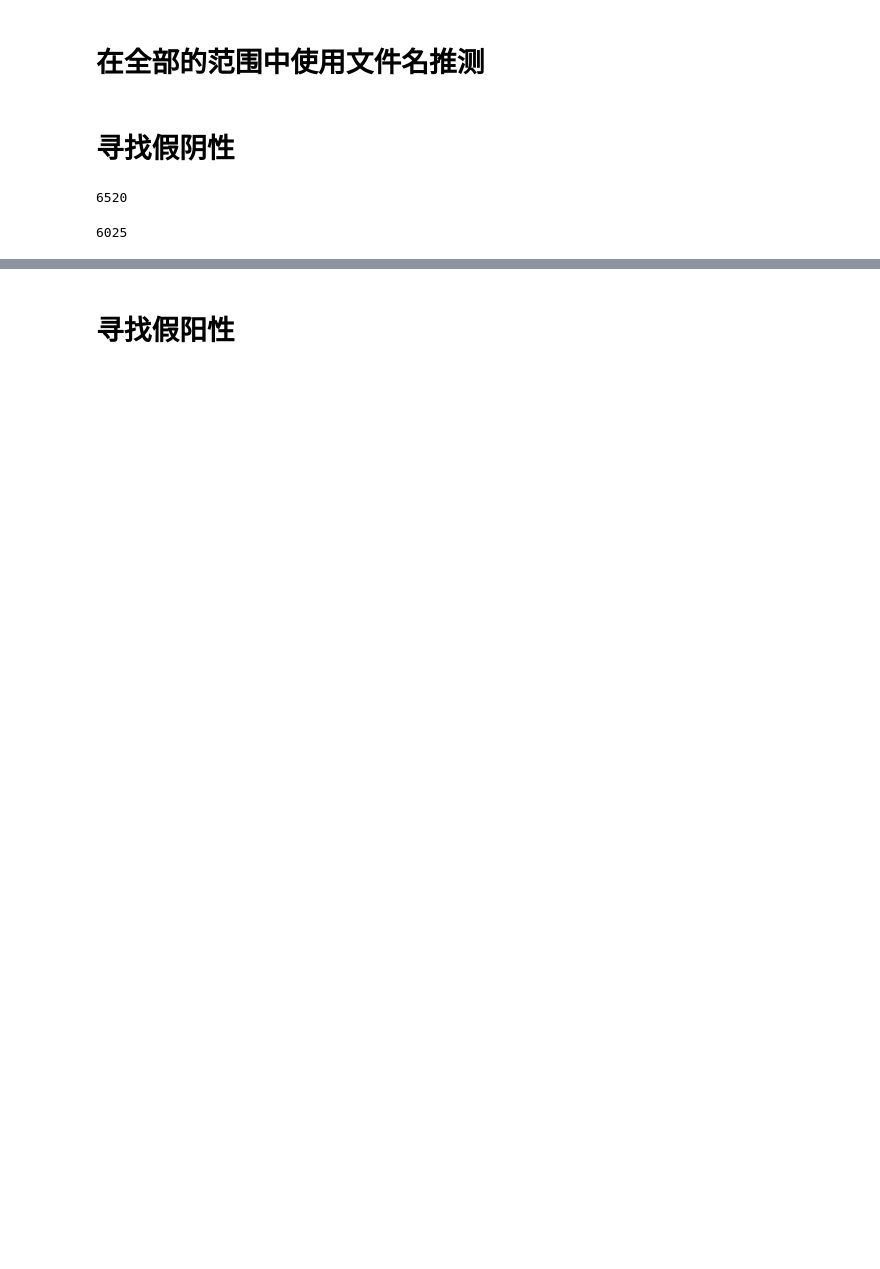
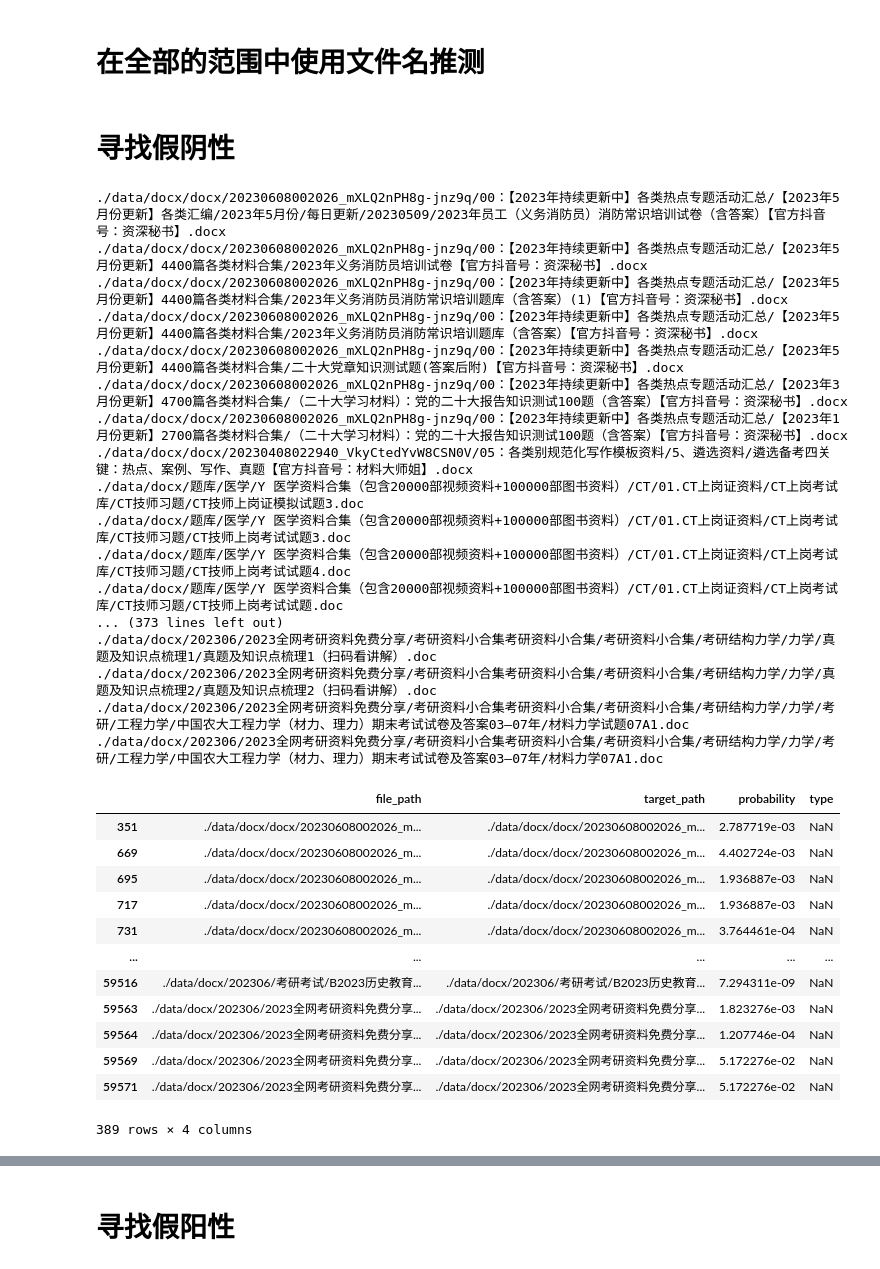
Before and after one commit to UnstoppableCurry/Exam-Question-Bank-Dataset-zh_mnbvc, a Jupyter notebook: notebook/validation_results.ipynb, the cells around one changed output, grey strips where cells are left out. Saved outputs shown, nothing was run; the diff lists cells and outputs as text; code cells hidden in the pictures; blank space fills up the shorter version.

```diff
--- a/notebook/validation_results.ipynb
+++ b/notebook/validation_results.ipynb
@@ -46,4 +63,0 @@ Name: type, dtype: int64
-# %%
-for _, row in all_file_df.iterrows():
-    if row['type'] == "other":
-        print(f"{row['type']} {row['file_path']}")
@@ -139,4 +132,7 @@ len(specified_keywords_filtered_positive_file_df)
 # %%
 # 是"题库"文件夹中的文件，但是预测结果为False
-set(examination_all_file_path) - set(examination_positive_file_path)
+diff = pd.concat([filtered_all_file_df, specified_keywords_filtered_positive_file_df]).drop_duplicates(subset=['file_path'], keep=False)
+
+for _, row in diff.iterrows():
+    print(row["file_path"])
 # %% [output]
@@ -180,14 +179,54 @@ def query_file_total_by_any_keywords(all_file, keywords, uninclude_keywords=[]):
 # %% [markdown]
 # 寻找假阴性
 # %%
+keywords = {"真题", "试卷", "考试", "答案"}
+uninclude_keywords = {
+    "/千套简历模板+简历指导+面试真题-求职加薪必备",
+    "申论",
+    "/培训体系",
+    "书法教案",
+    "讲课内文言文精讲",
+    "/复习知识点",
+    "简历",
+    "调查表",
+    "理解技巧",
+    "考试大纲",
+    "/知识星球", # 这个文件中所有文件看文件名都是试卷，但是实际不是试卷
+}
+
 # 全部文件中file_name包含关键字的文件
-total, all_file_path = query_file_total_by_any_keywords(all_file, {"真题", "试卷", "考试", "答案"}, {"/千套简历模板+简历指导+面试真题-求职加薪必备", "申论", "/培训体系"})
-total
+filtered_negative_file_df = query_file_total_by_any_keywords(negative_df, keywords, uninclude_keywords)
+for _, row in filtered_negative_file_df.iterrows():
+    print(row["file_path"])
+filtered_negative_file_df
 # %% [output]
-6520
+./data/docx/docx/20230608002026_mXLQ2nPH8g-jnz9q/00：【2023年持续更新中】各类热点专题活动汇总/【2023年5月份更新】各类汇编/2023年5月份/每日更新/20230509/2023年员工（义务消防员）消防常识培训试卷（含答案）【官方抖音号：资深秘书】.docx
+./data/docx/docx/20230608002026_mXLQ2nPH8g-jnz9q/00：【2023年持续更新中】各类热点专题活动汇总/【2023年5月份更新】4400篇各类材料合集/2023年义务消防员培训试卷【官方抖音号：资深秘书】.docx
+./data/docx/docx/20230608002026_mXLQ2nPH8g-jnz9q/00：【2023年持续更新中】各类热点专题活动汇总/【2023年5月份更新】4400篇各类材料合集/2023年义务消防员消防常识培训题库（含答案）(1)【官方抖音号：资深秘书】.docx
+./data/docx/docx/20230608002026_mXLQ2nPH8g-jnz9q/00：【2023年持续更新中】各类热点专题活动汇总/【2023年5月份更新】4400篇各类材料合集/2023年义务消防员消防常识培训题库（含答案）【官方抖音号：资深秘书】.docx
+./data/docx/docx/20230608002026_mXLQ2nPH8g-jnz9q/00：【2023年持续更新中】各类热点专题活动汇总/【2023年5月份更新】4400篇各类材料合集/二十大党章知识测试题(答案后附)【官方抖音号：资深秘书】.docx
+./data/docx/docx/20230608002026_mXLQ2nPH8g-jnz9q/00：【2023年持续更新中】各类热点专题活动汇总/【2023年3月份更新】4700篇各类材料合集/（二十大学习材料）：党的二十大报告知识测试100题（含答案）【官方抖音号：资深秘书】.docx
+./data/docx/docx/20230608002026_mXLQ2nPH8g-jnz9q/00：【2023年持续更新中】各类热点专题活动汇总/【2023年1月份更新】2700篇各类材料合集/（二十大学习材料）：党的二十大报告知识测试100题（含答案）【官方抖音号：资深秘书】.docx
+./data/docx/docx/20230408022940_VkyCtedYvW8CSN0V/05：各类别规范化写作模板资料/5、遴选资料/遴选备考四关键：热点、案例、写作、真题【官方抖音号：材料大师姐】.docx
+./data/docx/题库/医学/Y 医学资料合集（包含20000部视频资料+100000部图书资料）/CT/01.CT上岗证资料/CT上岗考试库/CT技师习题/CT技师上岗证模拟试题3.doc
+./data/docx/题库/医学/Y 医学资料合集（包含20000部视频资料+100000部图书资料）/CT/01.CT上岗证资料/CT上岗考试库/CT技师习题/CT技师上岗考试试题3.doc
+./data/docx/题库/医学/Y 医学资料合集（包含20000部视频资料+100000部图书资料）/CT/01.CT上岗证资料/CT上岗考试库/CT技师习题/CT技师上岗考试试题4.doc
+./data/docx/题库/医学/Y 医学资料合集（包含20000部视频资料+100000部图书资料）/CT/01.CT上岗证资料/CT上岗考试库/CT技师习题/CT技师上岗考试试题.doc
+... (373 lines left out)
+./data/docx/202306/2023全网考研资料免费分享/考研资料小合集考研资料小合集/考研资料小合集/考研结构力学/力学/真题及知识点梳理1/真题及知识点梳理1（扫码看讲解）.doc
+./data/docx/202306/2023全网考研资料免费分享/考研资料小合集考研资料小合集/考研资料小合集/考研结构力学/力学/真题及知识点梳理2/真题及知识点梳理2（扫码看讲解）.doc
+./data/docx/202306/2023全网考研资料免费分享/考研资料小合集考研资料小合集/考研资料小合集/考研结构力学/力学/考研/工程力学/中国农大工程力学（材力、理力）期末考试试卷及答案03—07年/材料力学试题07A1.doc
+./data/docx/202306/2023全网考研资料免费分享/考研资料小合集考研资料小合集/考研资料小合集/考研结构力学/力学/考研/工程力学/中国农大工程力学（材力、理力）期末考试试卷及答案03—07年/材料力学07A1.doc
+|  | file_path | target_path | probability | type |
+| 351 | ./data/docx/docx/20230608002026_m... | ./data/docx/docx/20230608002026_m... | 2.787719e-03 | NaN |
+| 669 | ./data/docx/docx/20230608002026_m... | ./data/docx/docx/20230608002026_m... | 4.402724e-03 | NaN |
+| 695 | ./data/docx/docx/20230608002026_m... | ./data/docx/docx/20230608002026_m... | 1.936887e-03 | NaN |
+| 717 | ./data/docx/docx/20230608002026_m... | ./data/docx/docx/20230608002026_m... | 1.936887e-03 | NaN |
+| 731 | ./data/docx/docx/20230608002026_m... | ./data/docx/docx/20230608002026_m... | 3.764461e-04 | NaN |
+| ... | ... | ... | ... | ... |
+| 59516 | ./data/docx/202306/考研考试/B2023历史教育... | ./data/docx/202306/考研考试/B2023历史教育... | 7.294311e-09 | NaN |
+| 59563 | ./data/docx/202306/2023全网考研资料免费分享... | ./data/docx/202306/2023全网考研资料免费分享... | 1.823276e-03 | NaN |
+| 59564 | ./data/docx/202306/2023全网考研资料免费分享... | ./data/docx/202306/2023全网考研资料免费分享... | 1.207746e-04 | NaN |
+| 59569 | ./data/docx/202306/2023全网考研资料免费分享... | ./data/docx/202306/2023全网考研资料免费分享... | 5.172276e-02 | NaN |
+| 59571 | ./data/docx/202306/2023全网考研资料免费分享... | ./data/docx/202306/2023全网考研资料免费分享... | 5.172276e-02 | NaN |
+389 rows × 4 columns
-# %%
-# 筛选出来的文件中file_name包含关键字的文件
-total, all_classified_file_path = query_file_total_by_any_keywords(positive_file, {"真题", "试卷", "考试", "答案"})
-total
-# %% [output]
-6025
```
Also changed, not shown: parts of 21 cells of this notebook, 6 other files.
